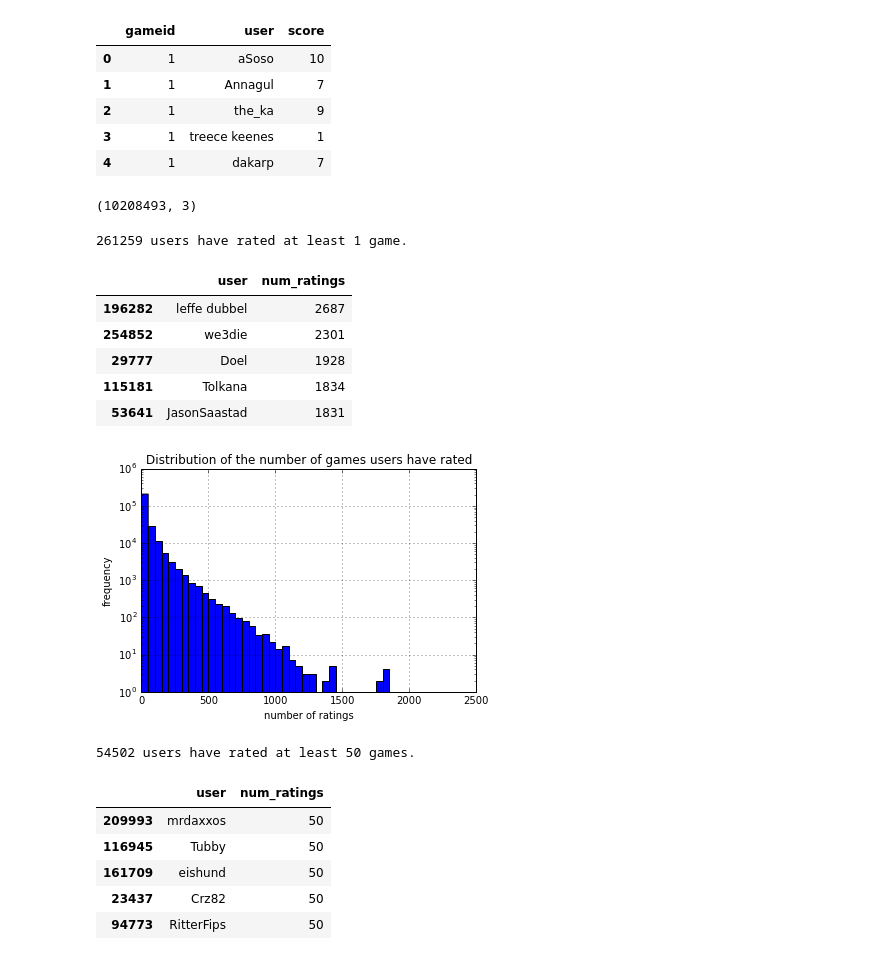
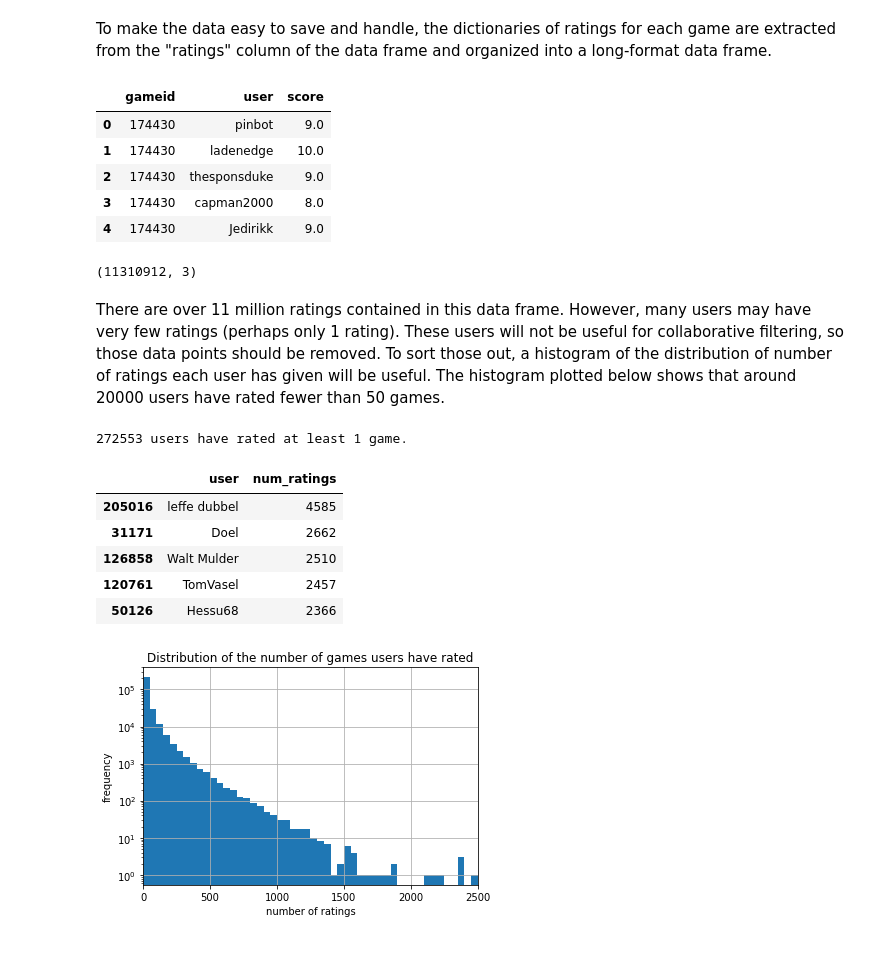
Before and after one commit to ahuang-281/board-game-recommender, a Jupyter notebook: bgg-data-clean.ipynb, the cells around one changed output. Saved outputs shown, nothing was run; the diff lists cells and outputs as text; code cells hidden in the pictures.

```diff
--- a/bgg-data-clean.ipynb
+++ b/bgg-data-clean.ipynb
@@ -9,6 +15,6 @@ import matplotlib.pyplot as plt
 game_df = pd.read_json('bgg_database.json')
 # %%
 game_df.index.name = 'gameid'
-game_df = game_df.reset_index()
+game_df = game_df.reset_index().sort_values('rank')
 game_df.head()
 # %% [output]
@@ -21,6 +27,5 @@ game_df.head()
-# %%
-game_df = game_df[game_df['rank'] <= 3000]
-game_df.to_json('bgg_database_3k.json')
+# %% [markdown]
+To make the data easy to save and handle, the dictionaries of ratings for each game are extracted from the "ratings" column of the data frame and organized into a long-format data frame.
 # %%
 # Create a dataframe of only the user, game ID, and score for each game
 ratings = []
@@ -33,54 +38,40 @@ ratings = pd.DataFrame(ratings, columns = ['gameid', 'user', 'score'])
 ratings.head()
 # %% [output]
 |  | gameid | user | score |
-| 0 | 1 | aSoso | 10 |
-| 1 | 1 | Annagul | 7 |
-| 2 | 1 | the_ka | 9 |
-| 3 | 1 | treece keenes | 1 |
-| 4 | 1 | dakarp | 7 |
+| 0 | 174430 | pinbot | 9.0 |
+| 1 | 174430 | ladenedge | 10.0 |
+| 2 | 174430 | thesponsduke | 9.0 |
+| 3 | 174430 | capman2000 | 8.0 |
+| 4 | 174430 | Jedirikk | 9.0 |
 # %%
 ratings.shape
 # %% [output]
-(10208493, 3)
+(11310912, 3)
+# %% [markdown]
+There are over 11 million ratings contained in this data frame.  However, many users may have very few ratings (perhaps only 1 rating).  These users will not be useful for collaborative filtering, so those data points should be removed.  To sort those out, a histogram of the distribution of number of ratings each user has given will be useful.  The histogram plotted below shows that around 20000 users have rated fewer than 50 games.
 # %%
 # Find the distribution of number of ratings each user has given
-
-rating_counts = ratings.groupby('user').size().reset_index()
-rating_counts.columns = ['user', 'num_ratings']
-rating_counts = rating_counts.sort_values('num_ratings', ascending=False)
-print str(len(rating_counts)) + ' users have rated at least 1 game.'
-rating_counts.head()
+user_rating_counts = ratings.groupby('user').size().reset_index()
+user_rating_counts.columns = ['user', 'num_ratings']
+user_rating_counts = user_rating_counts.sort_values('num_ratings', ascending=False)
+print str(len(user_rating_counts)) + ' users have rated at least 1 game.'
+user_rating_counts.head()
 # %% [output]
-261259 users have rated at least 1 game.
+272553 users have rated at least 1 game.
 |  | user | num_ratings |
-| 196282 | leffe dubbel | 2687 |
-| 254852 | we3die | 2301 |
-| 29777 | Doel | 1928 |
-| 115181 | Tolkana | 1834 |
-| 53641 | JasonSaastad | 1831 |
+| 205016 | leffe dubbel | 4585 |
+| 31171 | Doel | 2662 |
+| 126858 | Walt Mulder | 2510 |
+| 120761 | TomVasel | 2457 |
+| 50126 | Hessu68 | 2366 |
 # %%
 # Visualize above distribution
-
-rating_counts.hist(column = 'num_ratings', bins = range(0,2550,50))
+user_rating_counts.hist(column = 'num_ratings', bins = range(0,2550,50))
 plt.title('Distribution of the number of games users have rated')
 plt.yscale('log')
 plt.ylabel('frequency')
 plt.xlabel('number of ratings')
 plt.xlim(0, 2500)
 plt.show()
 # %% [output]
-[figure, old version]
+[figure, new version]
-# %%
-# Remove users who have not rated many games
-
-high_n_users = rating_counts[rating_counts.num_ratings >=50]
-print str(len(high_n_users)) + ' users have rated at least 50 games.'
-high_n_users.tail()
-# %% [output]
-54502 users have rated at least 50 games.
-|  | user | num_ratings |
-| 209993 | mrdaxxos | 50 |
-| 116945 | Tubby | 50 |
-| 161709 | eishund | 50 |
-| 23437 | Crz82 | 50 |
-| 94773 | RitterFips | 50 |
```
Also changed, not shown: parts of 21 cells of this notebook.
